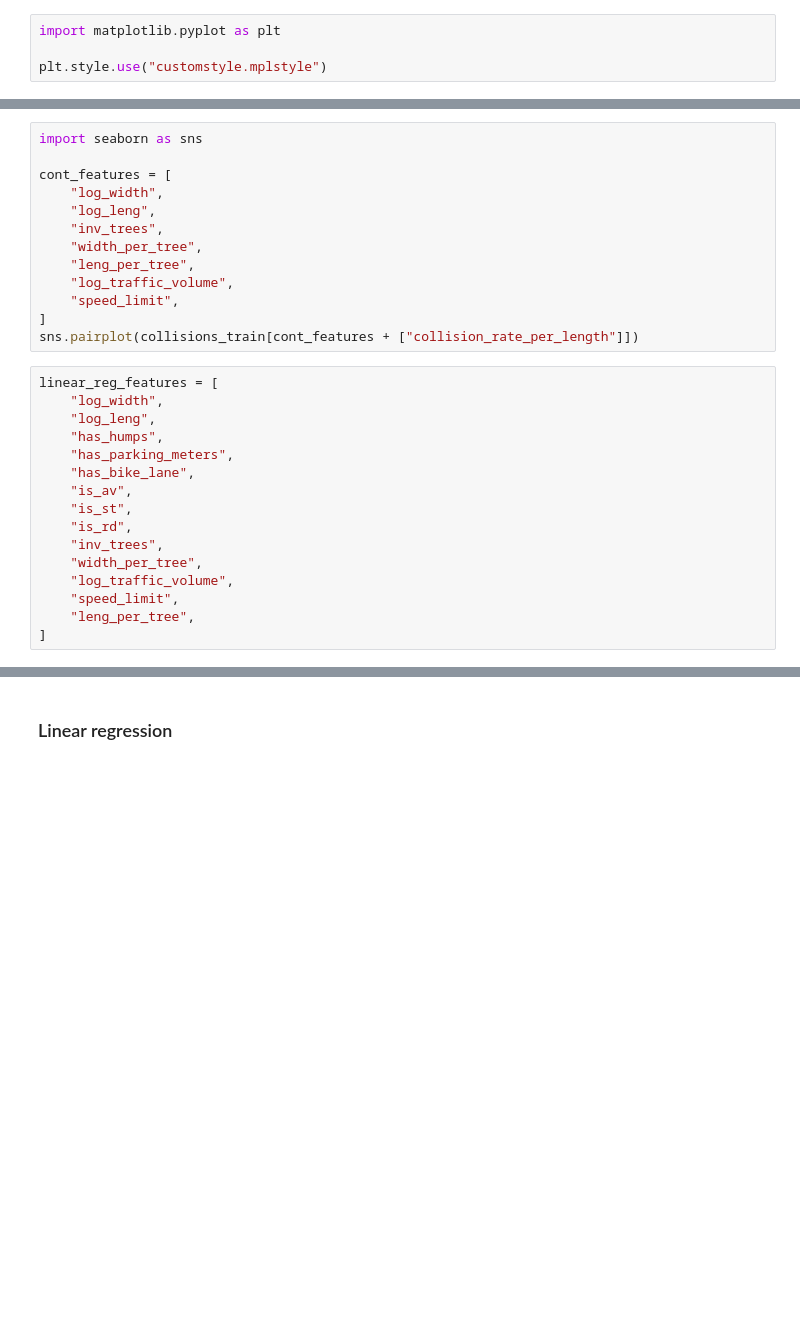
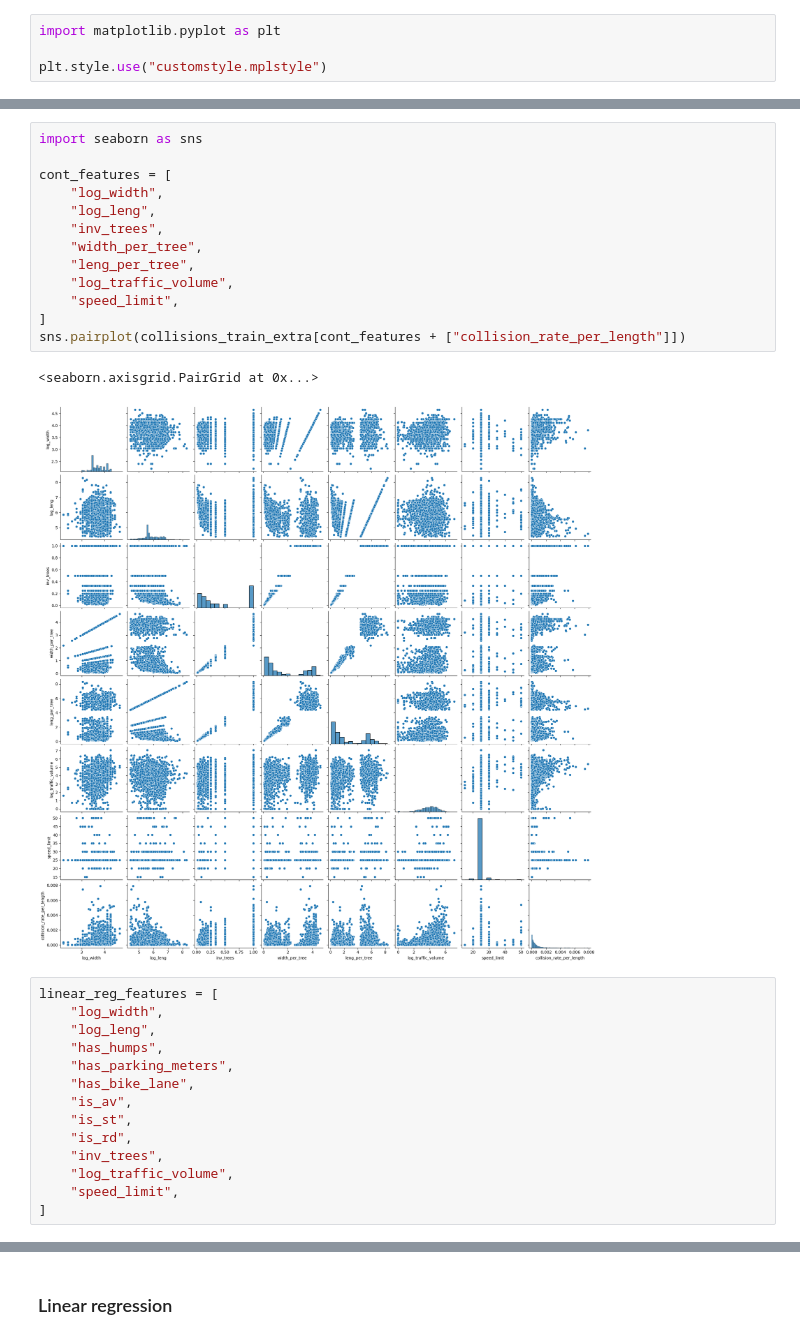
Before and after one commit to jacobvhook/road-speed, a Jupyter notebook: examples/regression_traffic_vol.ipynb, the cells around one changed output, grey strips where cells are left out. Saved outputs shown, nothing was run; the diff lists cells and outputs as text; blank space fills up the shorter version.

```diff
--- a/examples/regression_traffic_vol.ipynb
+++ b/examples/regression_traffic_vol.ipynb
@@ -59,16 +70,19 @@ collisions_train["log_traffic_volume"] = np.log1p(collisions_train["traffic_volu
 # %%
 import seaborn as sns
 
 cont_features = [
     "log_width",
     "log_leng",
     "inv_trees",
     "width_per_tree",
     "leng_per_tree",
     "log_traffic_volume",
     "speed_limit",
 ]
-sns.pairplot(collisions_train[cont_features + ["collision_rate_per_length"]])
+sns.pairplot(collisions_train_extra[cont_features + ["collision_rate_per_length"]])
+# %% [output]
+<seaborn.axisgrid.PairGrid at 0x...>
+[figure, added]
 # %%
 linear_reg_features = [
     "log_width",
@@ -80,9 +94,7 @@ linear_reg_features = [
     "is_st",
     "is_rd",
     "inv_trees",
-    "width_per_tree",
     "log_traffic_volume",
     "speed_limit",
-    "leng_per_tree",
 ]
 # %%
```
Also changed, not shown: parts of 25 cells of this notebook.
